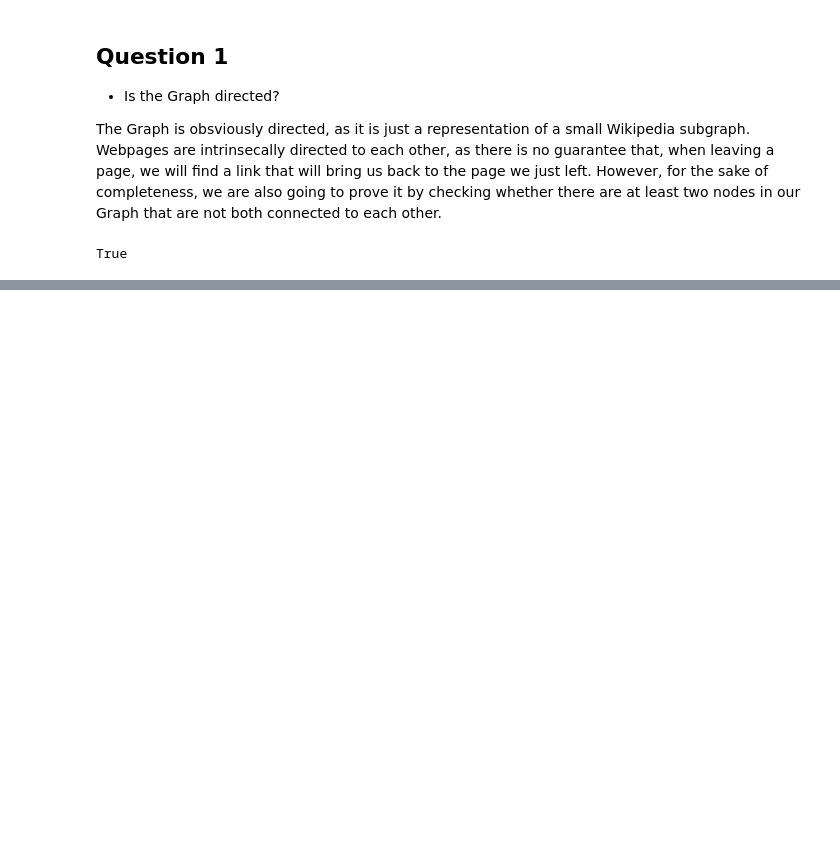
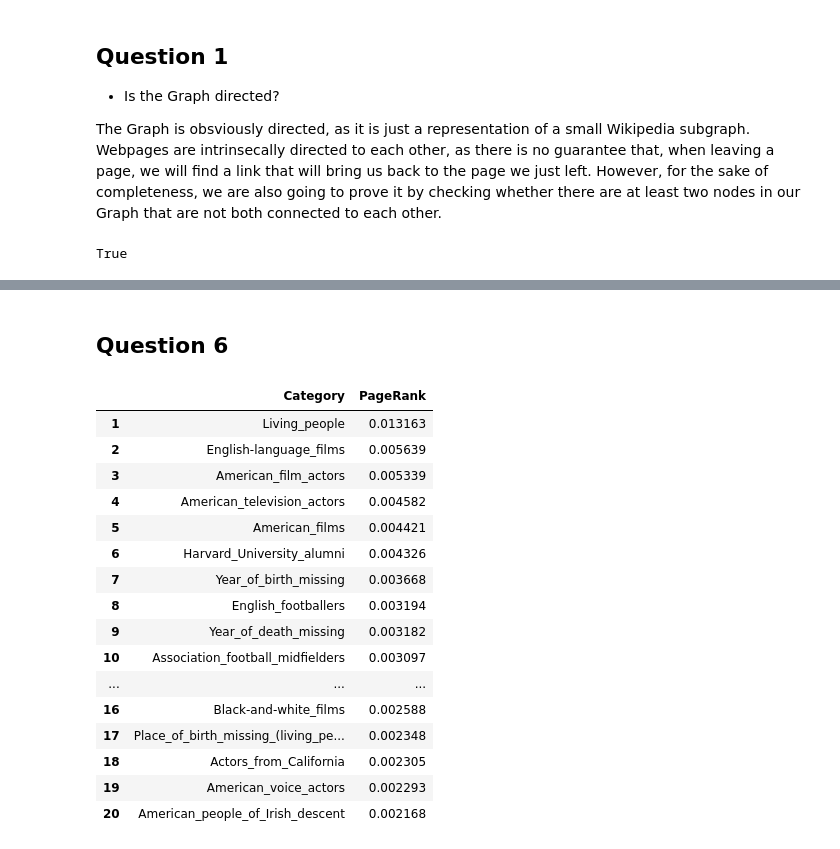
Before and after one commit to Nello-Castaldo/ADM-HW5, a Jupyter notebook: main.ipynb, the cells around one changed output, grey strips where cells are left out. Drawn from its saved outputs; the diff is of its cells as text; code cells hidden in the pictures; blank space fills up the shorter version.

```diff
--- a/main.ipynb
+++ b/main.ipynb
@@ -25,0 +149,2 @@ True
+# %% [markdown]
+## Question 6
@@ -25,0 +158,20 @@ True
+# %%
+head
+# %% [output]
+|  | Category | PageRank |
+| 1 | Living_people | 0.013163 |
+| 2 | English-language_films | 0.005639 |
+| 3 | American_film_actors | 0.005339 |
+| 4 | American_television_actors | 0.004582 |
+| 5 | American_films | 0.004421 |
+| 6 | Harvard_University_alumni | 0.004326 |
+| 7 | Year_of_birth_missing | 0.003668 |
+| 8 | English_footballers | 0.003194 |
+| 9 | Year_of_death_missing | 0.003182 |
+| 10 | Association_football_midfielders | 0.003097 |
+| ... | ... | ... |
+| 16 | Black-and-white_films | 0.002588 |
+| 17 | Place_of_birth_missing_(living_pe... | 0.002348 |
+| 18 | Actors_from_California | 0.002305 |
+| 19 | American_voice_actors | 0.002293 |
+| 20 | American_people_of_Irish_descent | 0.002168 |
```
Also changed, not shown: parts of 32 cells of this notebook, 3 other files.
